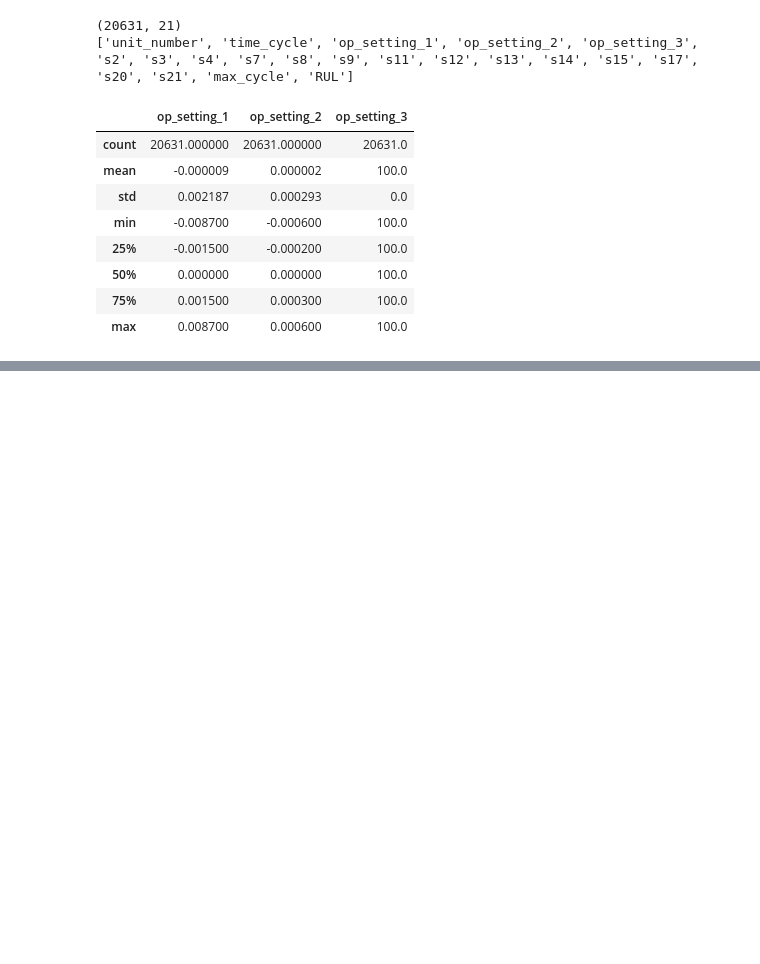
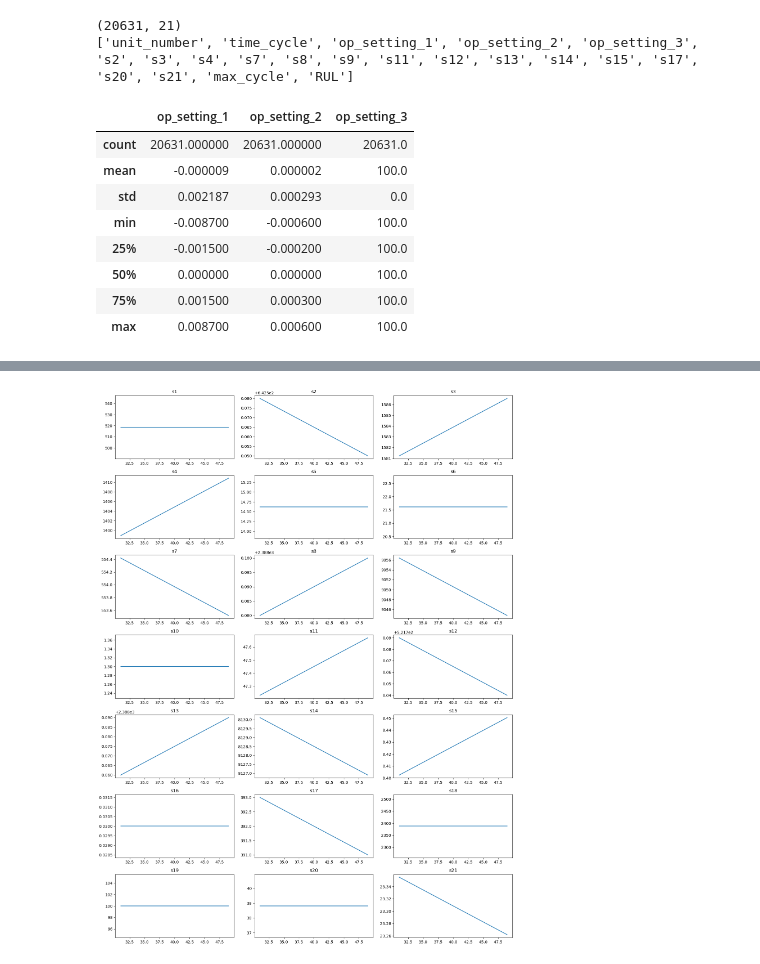
Before and after one commit to sohail-raheman/cmapss-rul-prediction, a Jupyter notebook: main.ipynb, the cells around one changed output, grey strips where cells are left out. Drawn from its saved outputs; the diff is of its cells as text; code cells hidden in the pictures; blank space fills up the shorter version.

```diff
--- a/main.ipynb
+++ b/main.ipynb
@@ -182,0 +323,5 @@ sensor_df.head()
+# %%
+raw_test_df = pd.read_csv('data/test_FD001.txt', sep= ' ', header= None)
+raw_test_df = raw_test_df.iloc[:, :26]
+raw_test_df.columns = column_names
+raw_test_df.info()
@@ -182,0 +346,2 @@ sensor_df.head()
+# %%
+raw_test_df['max_cycle'] = raw_test_df.groupby(['unit_number'])['time_cycle'].transform('max')
@@ -182,0 +361,3 @@ sensor_df.head()
+# %%
+test_df = raw_test_df[raw_test_df['time_cycle'] == raw_test_df['max_cycle']]
+test_df.head()
@@ -182,0 +394,15 @@ sensor_df.head()
+# %%
+test_engine1 = test_df.loc[df['unit_number'] == 1]
+
+fig, ax = plt.subplots(7, 3, figsize=(15, 20))  # 7 rows x 3 cols = 21 slots
+ax = ax.flatten()  # turns the 2D grid into a flat list so you can index it 0-20
+
+
+for i, sensor in enumerate(sensor_cols):
+    ax[i].plot(test_engine1['time_cycle'], test_engine1[sensor])
+    ax[i].set_title(sensor)
+
+plt.tight_layout()  # prevents subplot titles/labels from overlapping
+plt.show()
+# %% [output]
+[figure, added]
```
Also changed, not shown: parts of 40 cells of this notebook.
